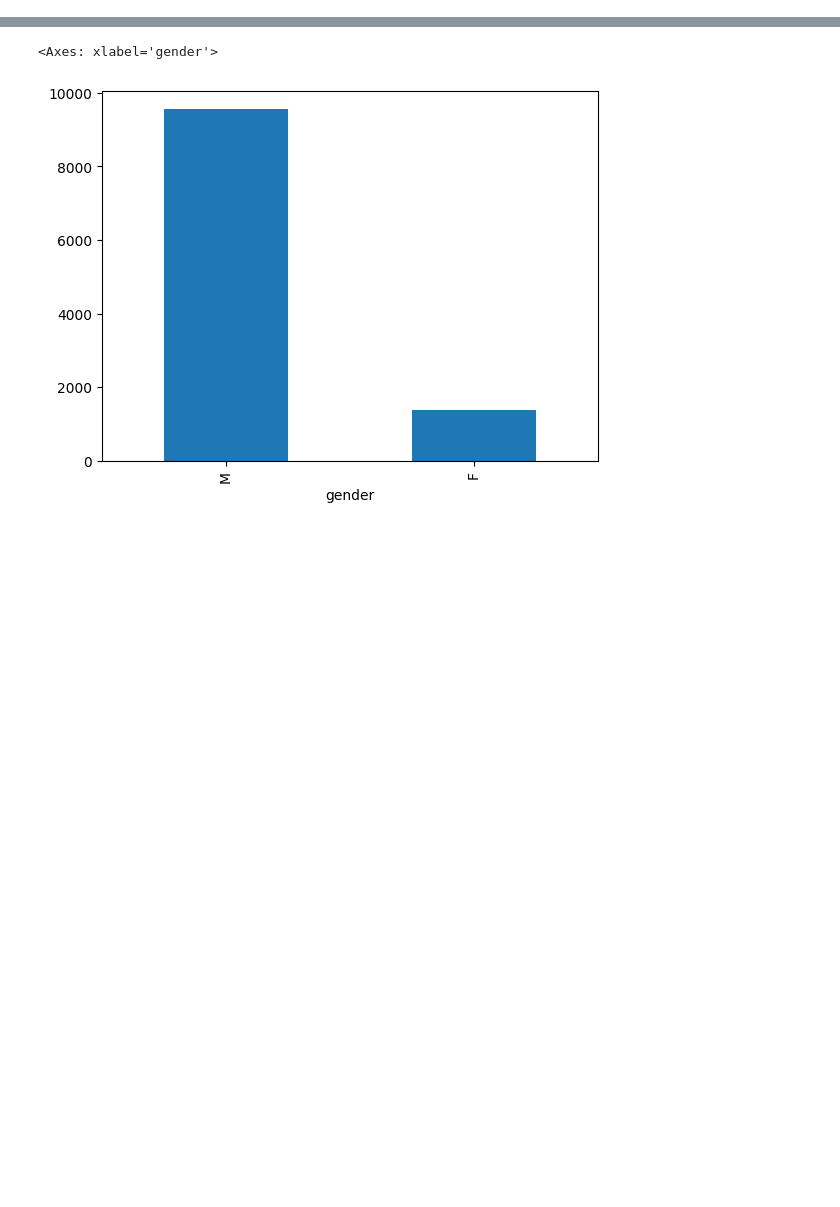
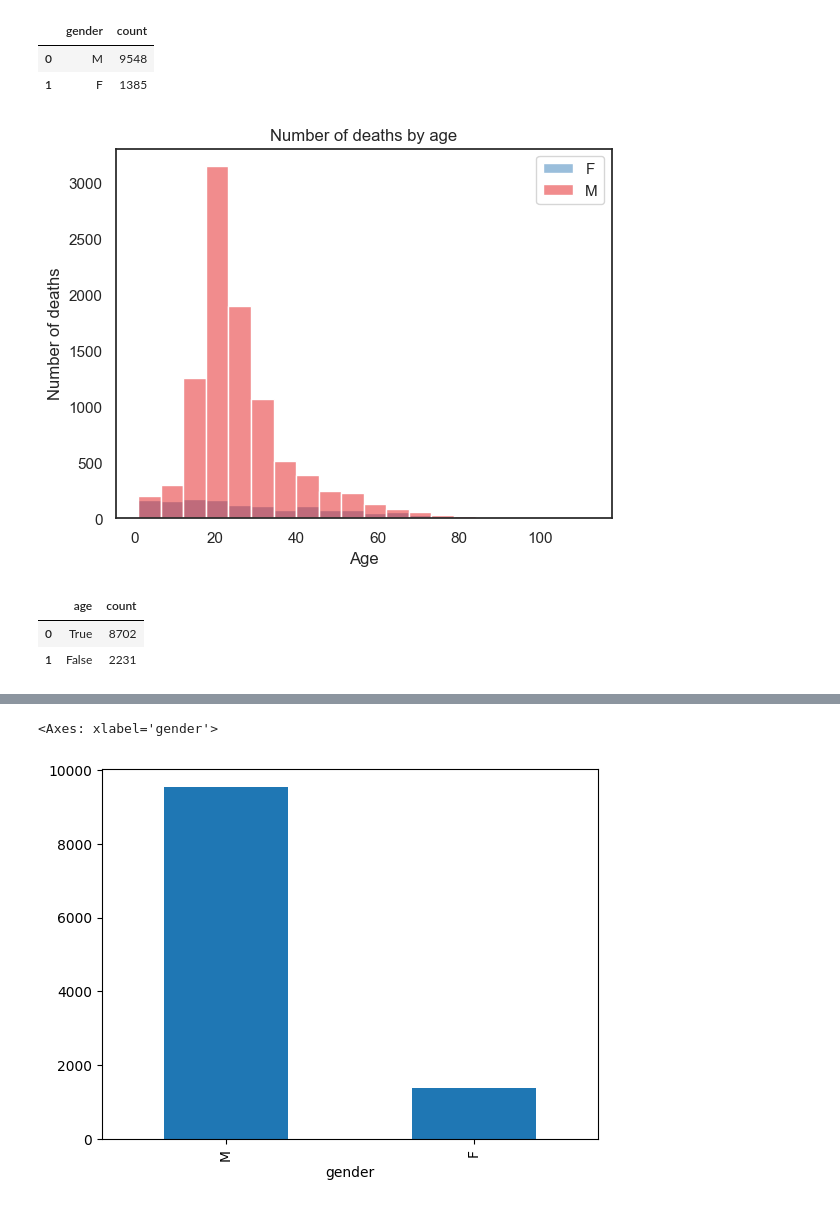
Before and after one commit to HamedRashwan/Phalstine, a Jupyter notebook: notebooks/analytics and viz.ipynb, the cells around one changed output, grey strips where cells are left out. Saved outputs shown, nothing was run; the diff lists cells and outputs as text; code cells hidden in the pictures; blank space fills up the shorter version.

```diff
--- a/notebooks/analytics and viz.ipynb
+++ b/notebooks/analytics and viz.ipynb
@@ -87,0 +151,19 @@ px.pie(names=df.killed_by.value_counts().index,values=df.killed_by.value_counts(
+# %%
+df.groupby(['gender','year']).age.count().reset_index()
+# %% [output]
+|  | gender | count |
+| 0 | M | 9548 |
+| 1 | F | 1385 |
+# %%
+sns.set(style="white", palette="Set1")
+
+sns.histplot(data=df, x='age', hue='gender',bins=20)
+
+plt.title("Number of deaths by age")
+plt.xlabel("Age")
+plt.ylabel("Number of deaths")
+plt.legend(['F', 'M'])
+
+plt.show()
+# %% [output]
+[figure, added]
@@ -87,0 +172,6 @@ px.pie(names=df.killed_by.value_counts().index,values=df.killed_by.value_counts(
+# %%
+(df.age>=18).value_counts().reset_index()
+# %% [output]
+|  | age | count |
+| 0 | True | 8702 |
+| 1 | False | 2231 |
```
Also changed, not shown: parts of 46 cells of this notebook, 1 other file.
